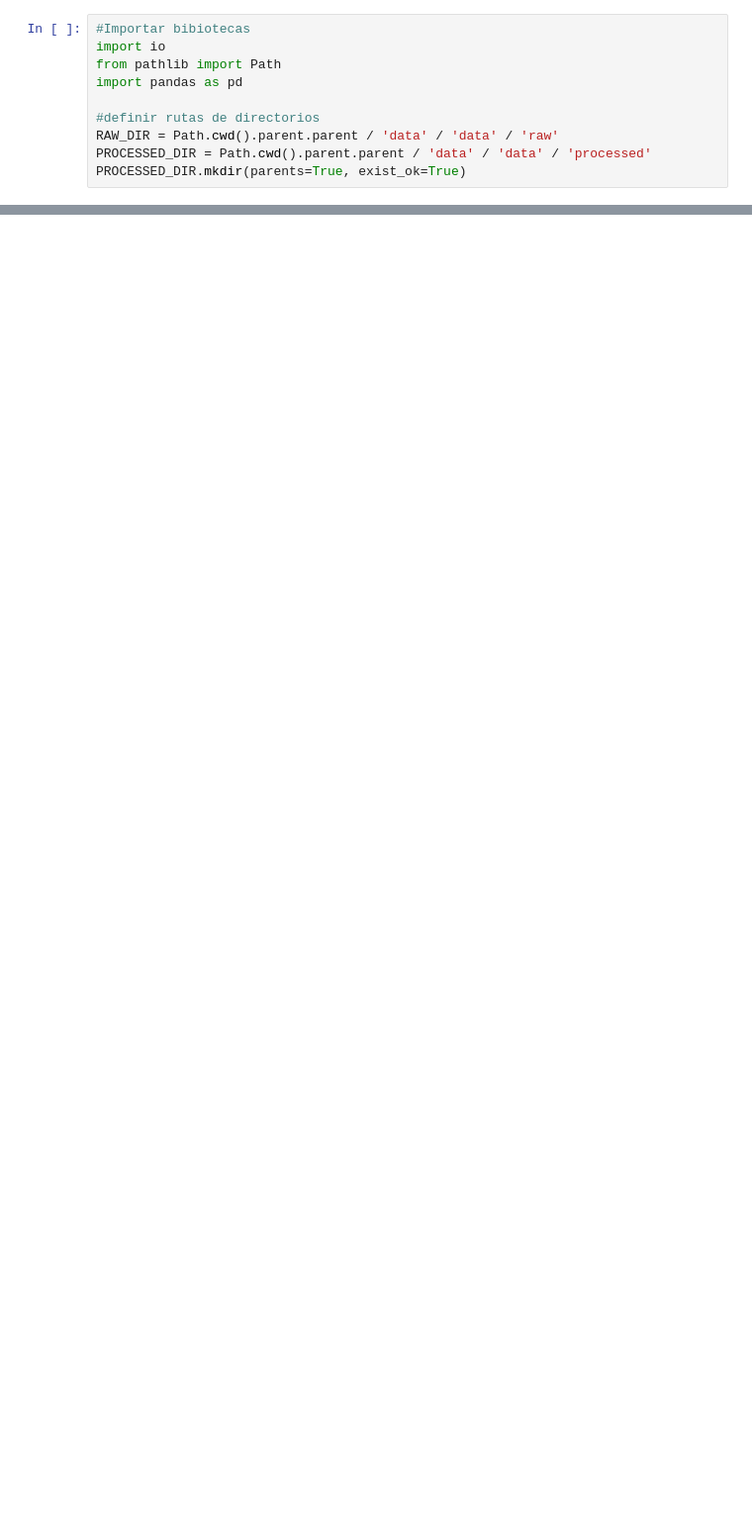
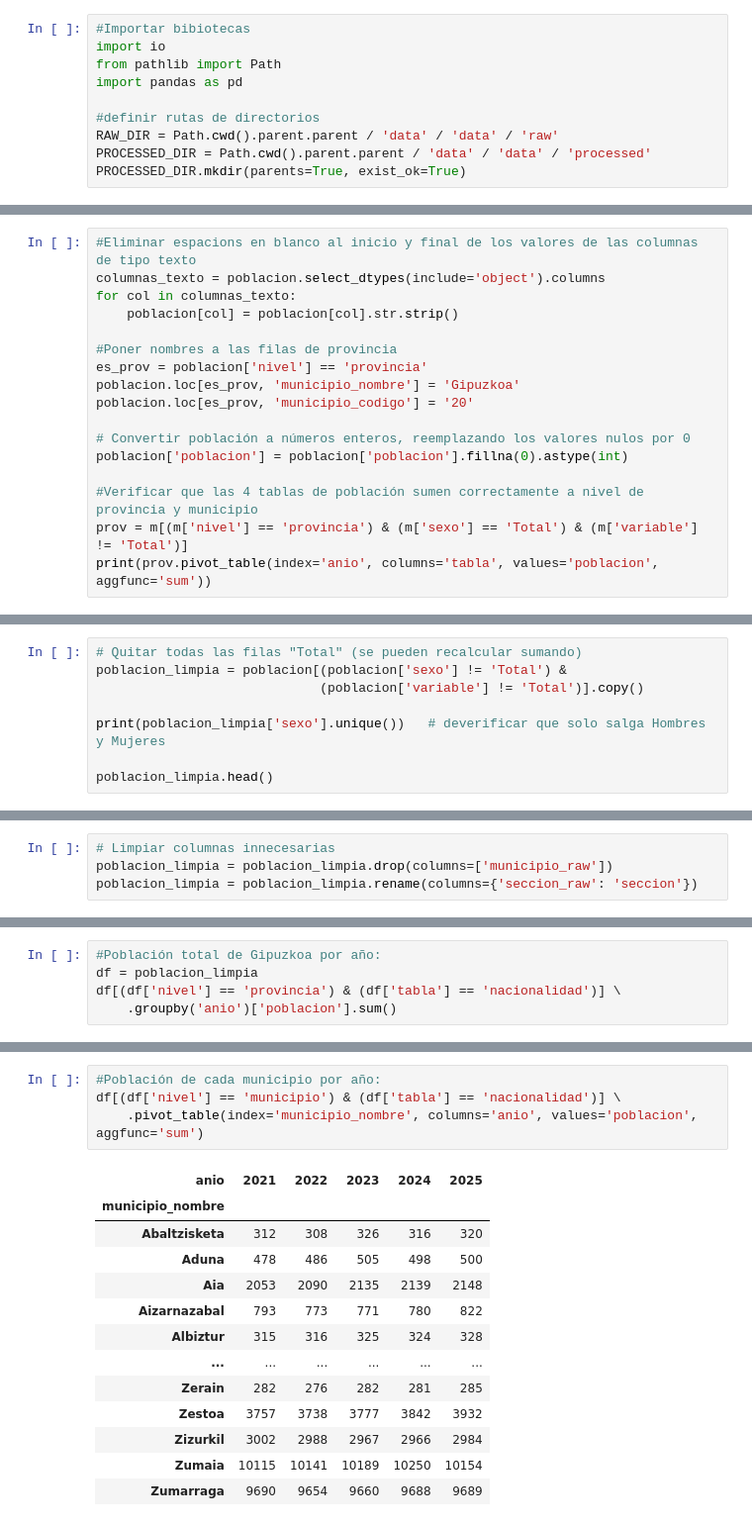
Before and after one commit to fatimamichelg/Movilidad_Gipuzcoa, a Jupyter notebook: notebooks:/Limpieza/Limpieza.ipynb, the cells around one changed output, grey strips where cells are left out. Shown at 99% size. Cells and saved outputs as stored; diff of their text form; blank space fills up the shorter version.

Commit message:
Limpieza inicial de datos de población

```diff
--- a/notebooks:/Limpieza/Limpieza.ipynb
+++ b/notebooks:/Limpieza/Limpieza.ipynb
@@ -131,0 +164,17 @@ Name: count, dtype: int64
+# %%
+#Eliminar espacions en blanco al inicio y final de los valores de las columnas de tipo texto
+columnas_texto = poblacion.select_dtypes(include='object').columns
+for col in columnas_texto:
+    poblacion[col] = poblacion[col].str.strip()
+
+#Poner nombres a las filas de provincia
+es_prov = poblacion['nivel'] == 'provincia'
+poblacion.loc[es_prov, 'municipio_nombre'] = 'Gipuzkoa'
+poblacion.loc[es_prov, 'municipio_codigo'] = '20'
+
+# Convertir población a números enteros, reemplazando los valores nulos por 0
+poblacion['poblacion'] = poblacion['poblacion'].fillna(0).astype(int)
+
+#Verificar que las 4 tablas de población sumen correctamente a nivel de provincia y municipio
+prov = m[(m['nivel'] == 'provincia') & (m['sexo'] == 'Total') & (m['variable'] != 'Total')]
+print(prov.pivot_table(index='anio', columns='tabla', values='poblacion', aggfunc='sum'))
@@ -131,0 +218,8 @@ Name: count, dtype: int64
+# %%
+# Quitar todas las filas "Total" (se pueden recalcular sumando)
+poblacion_limpia = poblacion[(poblacion['sexo'] != 'Total') &
+                             (poblacion['variable'] != 'Total')].copy()
+
+print(poblacion_limpia['sexo'].unique())   # deverificar que solo salga Hombres y Mujeres
+
+poblacion_limpia.head()
@@ -131,0 +253,4 @@ Name: count, dtype: int64
+# %%
+# Limpiar columnas innecesarias
+poblacion_limpia = poblacion_limpia.drop(columns=['municipio_raw'])
+poblacion_limpia = poblacion_limpia.rename(columns={'seccion_raw': 'seccion'})
@@ -131,0 +301,5 @@ Name: count, dtype: int64
+# %%
+#Población total de Gipuzkoa por año:
+df = poblacion_limpia
+df[(df['nivel'] == 'provincia') & (df['tabla'] == 'nacionalidad')] \
+    .groupby('anio')['poblacion'].sum()
@@ -131,0 +314,18 @@ Name: count, dtype: int64
+# %%
+#Población de cada municipio por año:
+df[(df['nivel'] == 'municipio') & (df['tabla'] == 'nacionalidad')] \
+    .pivot_table(index='municipio_nombre', columns='anio', values='poblacion', aggfunc='sum')
+# %% [output]
+| anio | 2021 | 2022 | 2023 | 2024 | 2025 |
+| municipio_nombre |  |  |  |  |  |
+| Abaltzisketa | 312 | 308 | 326 | 316 | 320 |
+| Aduna | 478 | 486 | 505 | 498 | 500 |
+| Aia | 2053 | 2090 | 2135 | 2139 | 2148 |
+| Aizarnazabal | 793 | 773 | 771 | 780 | 822 |
+| Albiztur | 315 | 316 | 325 | 324 | 328 |
+| ... | ... | ... | ... | ... | ... |
+| Zerain | 282 | 276 | 282 | 281 | 285 |
+| Zestoa | 3757 | 3738 | 3777 | 3842 | 3932 |
+| Zizurkil | 3002 | 2988 | 2967 | 2966 | 2984 |
+| Zumaia | 10115 | 10141 | 10189 | 10250 | 10154 |
+| Zumarraga | 9690 | 9654 | 9660 | 9688 | 9689 |
```
Also changed, not shown: parts of 13 cells of this notebook, 1 other file.
